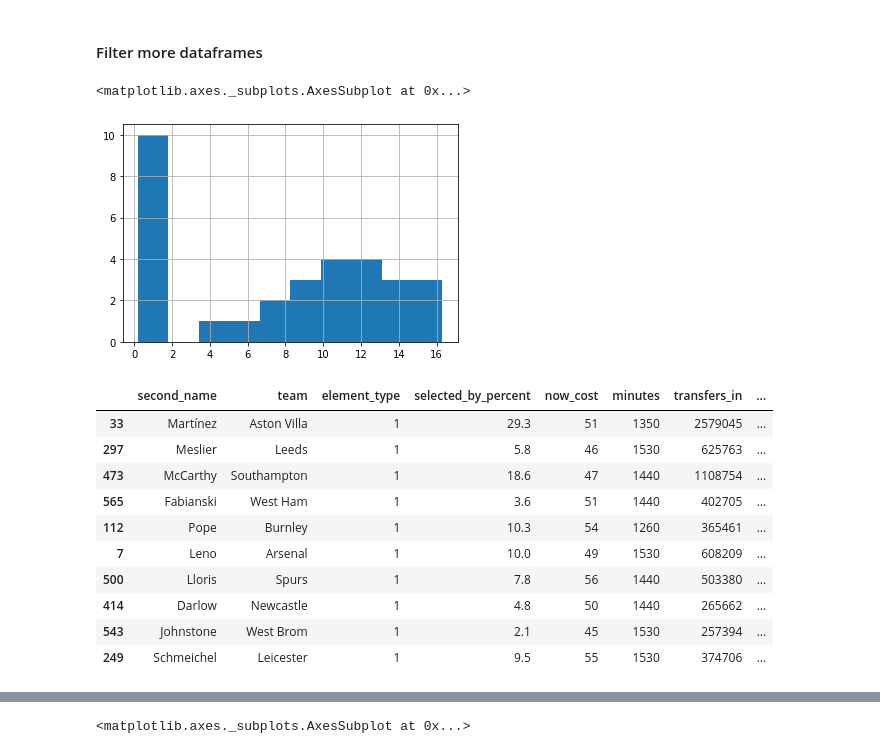
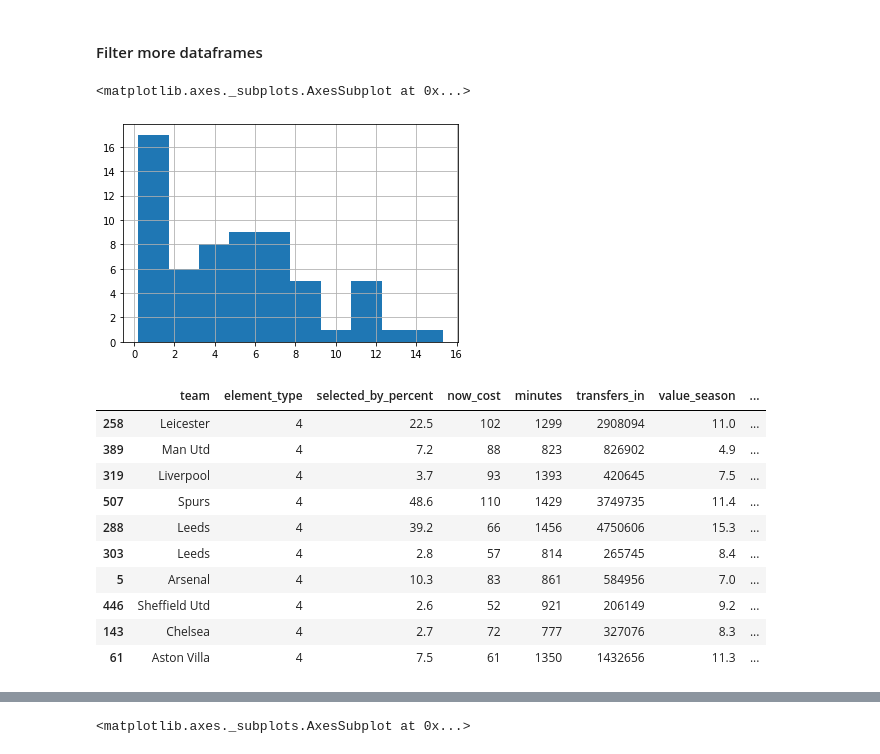
Before and after one commit to tomthomas/FPL-Scrape, a Jupyter notebook: FPL_API.ipynb, the cells around one changed output, grey strips where cells are left out. Cells and saved outputs as stored; diff of their text form; code cells hidden in the pictures.

```diff
--- a/FPL_API.ipynb
+++ b/FPL_API.ipynb
@@ -102,7 +127,7 @@ Index(['code', 'draw', 'form', 'id', 'loss', 'name', 'played', 'points',
 # %% [markdown]
 #### Filter smaller dataframe
 # %%
-filter_elements_df = elements_df [['second_name','team','element_type','selected_by_percent','now_cost','minutes','transfers_in','value_season','total_points', 'form']]
+filter_elements_df = elements_df [['second_name','first_name','team','element_type','selected_by_percent','now_cost','minutes','transfers_in','value_season','total_points','form']]
 # %%
 filter_elements_df.head()
 # %% [output]
@@ -114,0 +140,3 @@ filter_elements_df.head()
+# %%
+filter_elements_df['name'] = filter_elements_df[['first_name','second_name']].apply(lambda x: ' '.join(x), axis=1)
+filter_elements_df.pop('first_name')
@@ -114,0 +145,2 @@ filter_elements_df.head()
+# %%
+filter_elements_df.pop('second_name')
@@ -270,19 +324,19 @@ gk_df = filter_elements_df.loc[filter_elements_df.position == 'Goalkeeper']
 # %%
-gk_df.value.hist()
+fwd_df.value.hist()
 # %% [output]
 <matplotlib.axes._subplots.AxesSubplot at 0x...>
-[figure, old version]
+[figure, new version]
 # %%
-gk_df.sort_values('value', ascending = False).head(10)
+fwd_df.sort_values('form', ascending = False).head(10)
 # %% [output]
-|  | second_name | team | element_type | selected_by_percent | now_cost | minutes | transfers_in | ... |
-| 33 | Martínez | Aston Villa | 1 | 29.3 | 51 | 1350 | 2579045 | ... |
-| 297 | Meslier | Leeds | 1 | 5.8 | 46 | 1530 | 625763 | ... |
-| 473 | McCarthy | Southampton | 1 | 18.6 | 47 | 1440 | 1108754 | ... |
-| 565 | Fabianski | West Ham | 1 | 3.6 | 51 | 1440 | 402705 | ... |
-| 112 | Pope | Burnley | 1 | 10.3 | 54 | 1260 | 365461 | ... |
-| 7 | Leno | Arsenal | 1 | 10.0 | 49 | 1530 | 608209 | ... |
-| 500 | Lloris | Spurs | 1 | 7.8 | 56 | 1440 | 503380 | ... |
-| 414 | Darlow | Newcastle | 1 | 4.8 | 50 | 1440 | 265662 | ... |
-| 543 | Johnstone | West Brom | 1 | 2.1 | 45 | 1530 | 257394 | ... |
-| 249 | Schmeichel | Leicester | 1 | 9.5 | 55 | 1530 | 374706 | ... |
+|  | team | element_type | selected_by_percent | now_cost | minutes | transfers_in | value_season | ... |
+| 258 | Leicester | 4 | 22.5 | 102 | 1299 | 2908094 | 11.0 | ... |
+| 389 | Man Utd | 4 | 7.2 | 88 | 823 | 826902 | 4.9 | ... |
+| 319 | Liverpool | 4 | 3.7 | 93 | 1393 | 420645 | 7.5 | ... |
+| 507 | Spurs | 4 | 48.6 | 110 | 1429 | 3749735 | 11.4 | ... |
+| 288 | Leeds | 4 | 39.2 | 66 | 1456 | 4750606 | 15.3 | ... |
+| 303 | Leeds | 4 | 2.8 | 57 | 814 | 265745 | 8.4 | ... |
+| 5 | Arsenal | 4 | 10.3 | 83 | 861 | 584956 | 7.0 | ... |
+| 446 | Sheffield Utd | 4 | 2.6 | 52 | 921 | 206149 | 9.2 | ... |
+| 143 | Chelsea | 4 | 2.7 | 72 | 777 | 327076 | 8.3 | ... |
+| 61 | Aston Villa | 4 | 7.5 | 61 | 1350 | 1432656 | 11.3 | ... |
```
Also changed, not shown: parts of 40 cells of this notebook.
